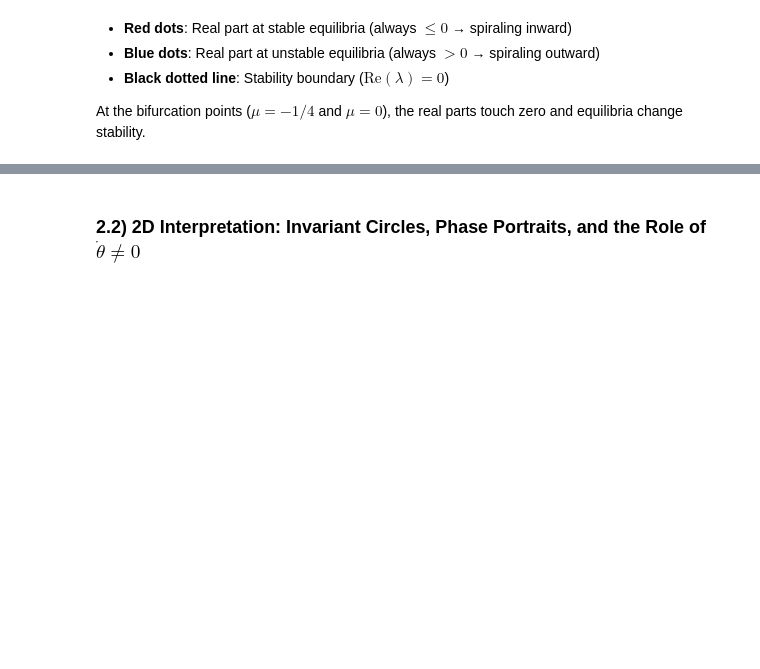
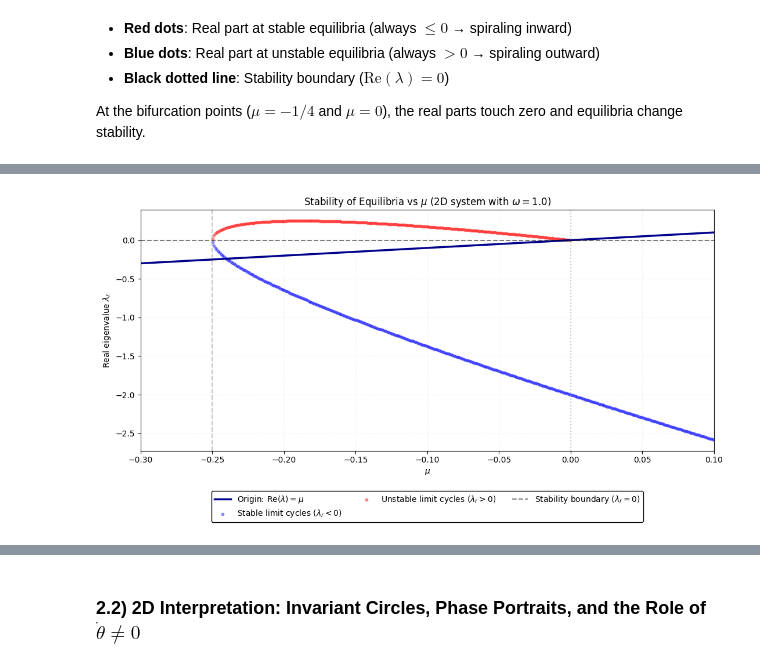
Before and after one commit to trcools/2e-bachelor-Fysica, a Jupyter notebook: Biophysics/Examen/Exam-part-2/finals-part-2.ipynb, the cells around one changed output, grey strips where cells are left out. Cells and saved outputs as stored; diff of their text form; code cells hidden in the pictures; blank space fills up the shorter version.

```diff
--- a/Biophysics/Examen/Exam-part-2/finals-part-2.ipynb
+++ b/Biophysics/Examen/Exam-part-2/finals-part-2.ipynb
@@ -64,0 +73,5 @@ At the bifurcation points ($\mu = -1/4$ and $\mu = 0$), the real parts touch zer
+# %%
+radial.plot_eigenvalues_vs_mu(mu_range=(-0.3, 0.1), n_points=400, omega=1.0)
+plt.show()
+# %% [output]
+[figure, added]
```
Also changed, not shown: parts of 15 cells of this notebook, 6 other files.
